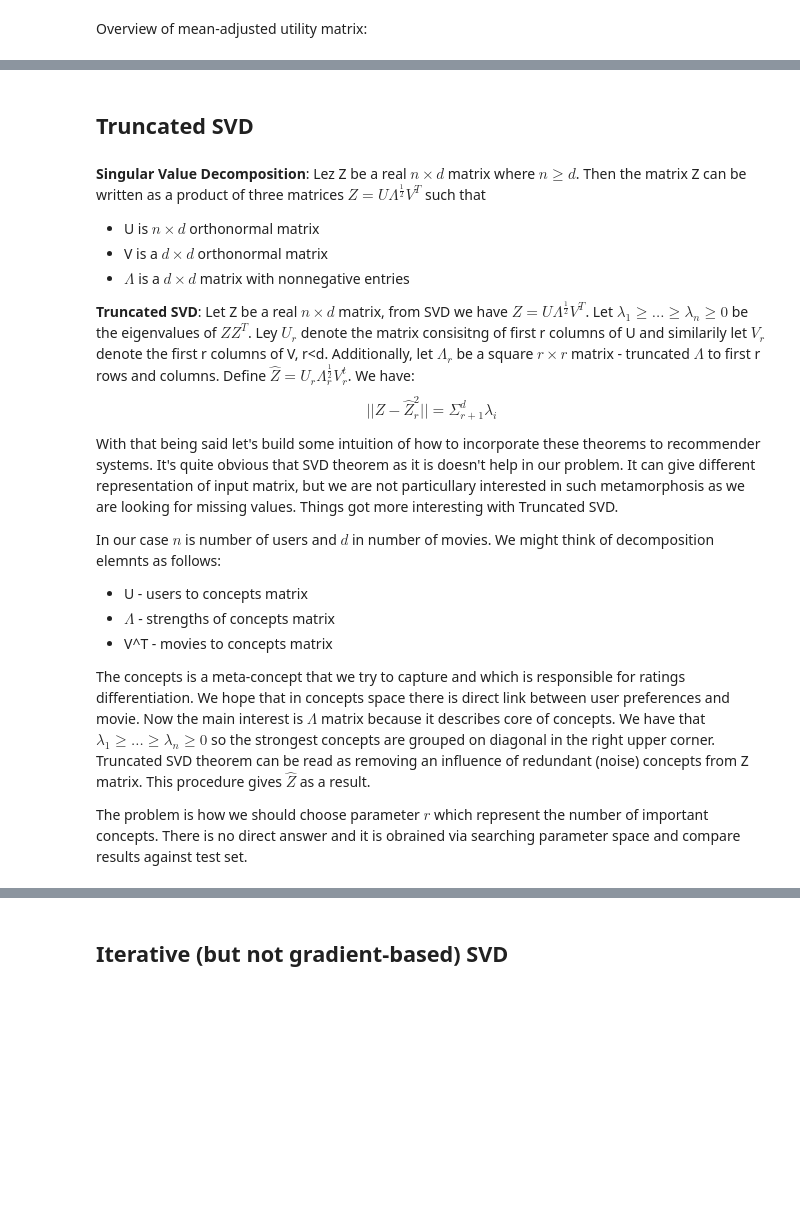
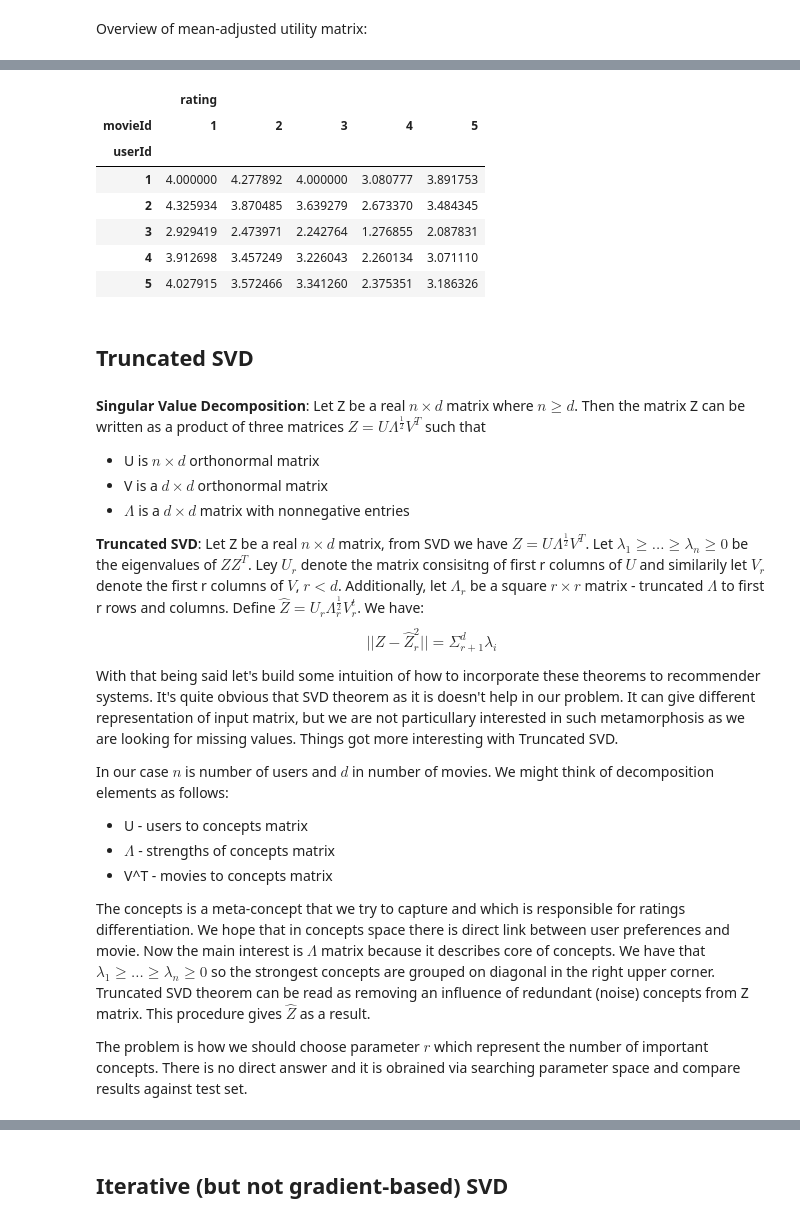
Before and after one commit to keroiw/RecommenderSystems, a Jupyter notebook: RecommenderSystems.ipynb, the cells around one changed output, grey strips where cells are left out. Saved outputs shown, nothing was run; the diff lists cells and outputs as text; code cells hidden in the pictures; blank space fills up the shorter version.

```diff
--- a/RecommenderSystems.ipynb
+++ b/RecommenderSystems.ipynb
@@ -233,19 +265,30 @@ util_matrix_filled.head()
+# %%
+util_matrix_filled.iloc[:5, :5]
+# %% [output]
+|  | rating |  |  |  |  |
+| movieId | 1 | 2 | 3 | 4 | 5 |
+| userId |  |  |  |  |  |
+| 1 | 4.000000 | 4.277892 | 4.000000 | 3.080777 | 3.891753 |
+| 2 | 4.325934 | 3.870485 | 3.639279 | 2.673370 | 3.484345 |
+| 3 | 2.929419 | 2.473971 | 2.242764 | 1.276855 | 2.087831 |
+| 4 | 3.912698 | 3.457249 | 3.226043 | 2.260134 | 3.071110 |
+| 5 | 4.027915 | 3.572466 | 3.341260 | 2.375351 | 3.186326 |
 # %% [markdown]
 ## Truncated SVD
 # %% [markdown]
-**Singular Value Decomposition**: Lez Z be a real $n \times d$ matrix where $n \geq d$. Then the matrix Z can be written as a product of three matrices $Z = U \Lambda^{\frac{1}{2}} V^T$ such that
+**Singular Value Decomposition**: Let Z be a real $n \times d$ matrix where $n \geq d$. Then the matrix Z can be written as a product of three matrices $Z = U \Lambda^{\frac{1}{2}} V^T$ such that
 * U is $n \times d$ orthonormal matrix
 * V is a $d \times d$ orthonormal matrix
 * $\Lambda$ is a $d \times d$ matrix with nonnegative entries
 
-**Truncated SVD**: Let Z be a real $n \times d$ matrix, from SVD we have $Z = U \Lambda^{\frac{1}{2}} V^T$. Let $\lambda_1 \geq ... \geq \lambda_n \geq 0$ be the eigenvalues of $Z Z^T$. Ley $U_r$ denote the matrix consisitng of first r columns of U and similarily let $V_r$ denote the first r columns of V, r<d.  Additionally, let $\Lambda_r$ be a square $r \times r$ matrix - truncated $\Lambda$ to first r rows and columns. Define $\hat{Z} = U_r \Lambda_r^{\frac{1}{2}} V_r^t$. We have:
+**Truncated SVD**: Let Z be a real $n \times d$ matrix, from SVD we have $Z = U \Lambda^{\frac{1}{2}} V^T$. Let $\lambda_1 \geq ... \geq \lambda_n \geq 0$ be the eigenvalues of $Z Z^T$. Ley $U_r$ denote the matrix consisitng of first r columns of $U$ and similarily let $V_r$ denote the first r columns of $V$, $r<d$.  Additionally, let $\Lambda_r$ be a square $r \times r$ matrix - truncated $\Lambda$ to first r rows and columns. Define $\hat{Z} = U_r \Lambda_r^{\frac{1}{2}} V_r^t$. We have:
 $$
 || Z - \hat{Z}_r^2 || = \Sigma_{r+1}^d \lambda_i
 $$
 
 With that being said let's build some intuition of how to incorporate these theorems to recommender systems. It's quite obvious that SVD theorem as it is doesn't help in our problem. It can give different representation of input matrix, but we are not particullary interested in such metamorphosis as we are looking for missing values. Things got more interesting with Truncated SVD.
 
-In our case $n$ is number of users and $d$ in number of movies. We might think of decomposition elemnts as follows:
+In our case $n$ is number of users and $d$ in number of movies. We might think of decomposition elements as follows:
 * U - users to concepts matrix
 * $\Lambda$ - strengths of concepts matrix
 * V^T - movies to concepts matrix
```
Also changed, not shown: parts of 44 cells of this notebook.
